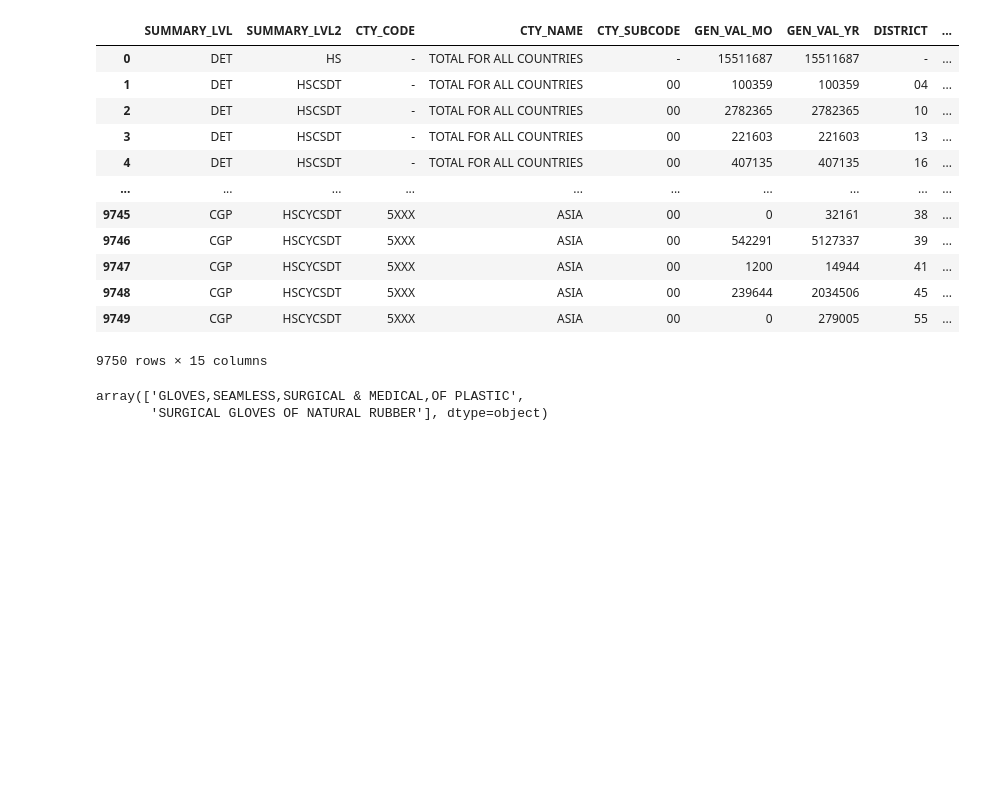
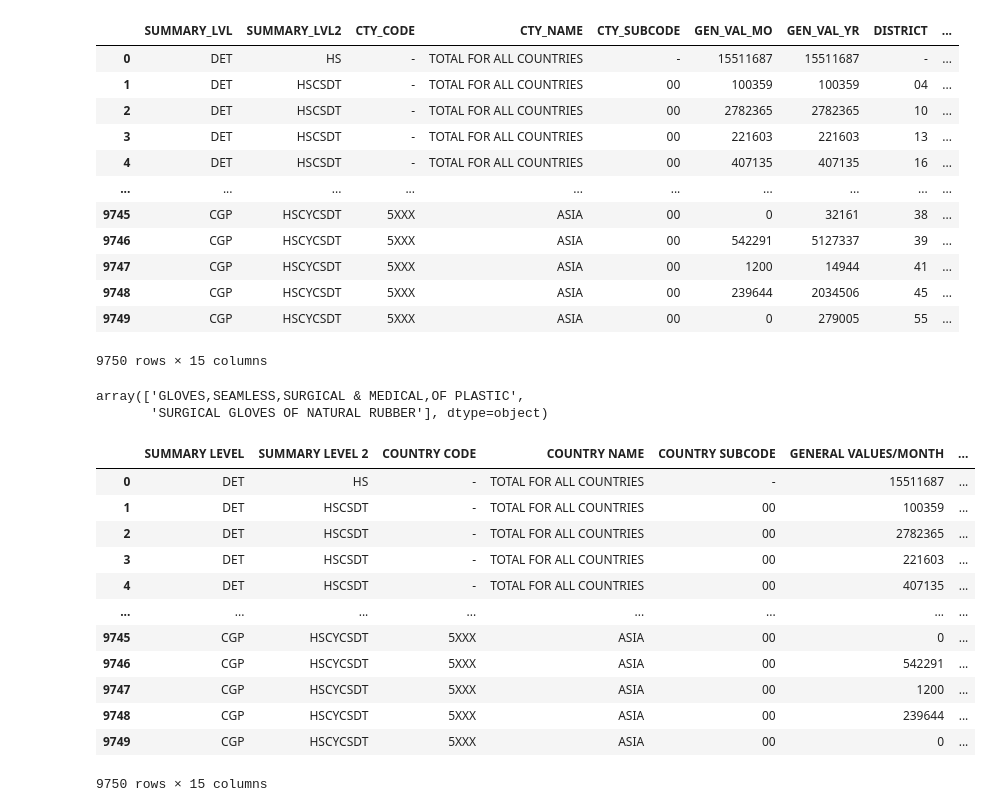
Before and after one commit to LaurenEGardner/bootcamp-project2, a Jupyter notebook: importAPI2020.ipynb, the cells around one changed output. Drawn from its saved outputs; the diff is of its cells as text; code cells hidden in the pictures; blank space fills up the shorter version.

```diff
--- a/importAPI2020.ipynb
+++ b/importAPI2020.ipynb
@@ -88,6 +88,23 @@ importData2020['I_COMMODITY_SDESC'].unique()
 # %% [output]
 array(['GLOVES,SEAMLESS,SURGICAL & MEDICAL,OF PLASTIC',
        'SURGICAL GLOVES OF NATURAL RUBBER'], dtype=object)
+# %%
+importData2020 = importData2020.rename(columns={"SUMMARY_LVL": "SUMMARY LEVEL", "SUMMARY_LVL2": "SUMMARY LEVEL 2", "CTY_CODE": "COUNTRY CODE", "CTY_NAME": "COUNTRY NAME", "CTY_SUBCODE": "COUNTRY SUBCODE", "GEN_VAL_MO": "GENERAL VALUES/MONTH", "GEN_VAL_YR": "GENERAL VALUES/YEAR", "DIST_NAME": "DISTRICT NAME", "CON_VAL_MO": "MONTHLY CONSUMPTION VALUE", "CON_VAL_YR": "YEARLY CONSUMPTION VALUE", "I_COMMODITY_SDESC": "COMMODITY DESCRIPTION", "I_COMMODITY": "COMMODITY"})
+importData2020
+# %% [output]
+|  | SUMMARY LEVEL | SUMMARY LEVEL 2 | COUNTRY CODE | COUNTRY NAME | COUNTRY SUBCODE | GENERAL VALUES/MONTH | ... |
+| 0 | DET | HS | - | TOTAL FOR ALL COUNTRIES | - | 15511687 | ... |
+| 1 | DET | HSCSDT | - | TOTAL FOR ALL COUNTRIES | 00 | 100359 | ... |
+| 2 | DET | HSCSDT | - | TOTAL FOR ALL COUNTRIES | 00 | 2782365 | ... |
+| 3 | DET | HSCSDT | - | TOTAL FOR ALL COUNTRIES | 00 | 221603 | ... |
+| 4 | DET | HSCSDT | - | TOTAL FOR ALL COUNTRIES | 00 | 407135 | ... |
+| ... | ... | ... | ... | ... | ... | ... | ... |
+| 9745 | CGP | HSCYCSDT | 5XXX | ASIA | 00 | 0 | ... |
+| 9746 | CGP | HSCYCSDT | 5XXX | ASIA | 00 | 542291 | ... |
+| 9747 | CGP | HSCYCSDT | 5XXX | ASIA | 00 | 1200 | ... |
+| 9748 | CGP | HSCYCSDT | 5XXX | ASIA | 00 | 239644 | ... |
+| 9749 | CGP | HSCYCSDT | 5XXX | ASIA | 00 | 0 | ... |
+9750 rows × 15 columns
 # %%
 # Save as a csv
 # Using encoding="utf-8" to avoid issues later
```
Also changed, not shown: 7 other files.
